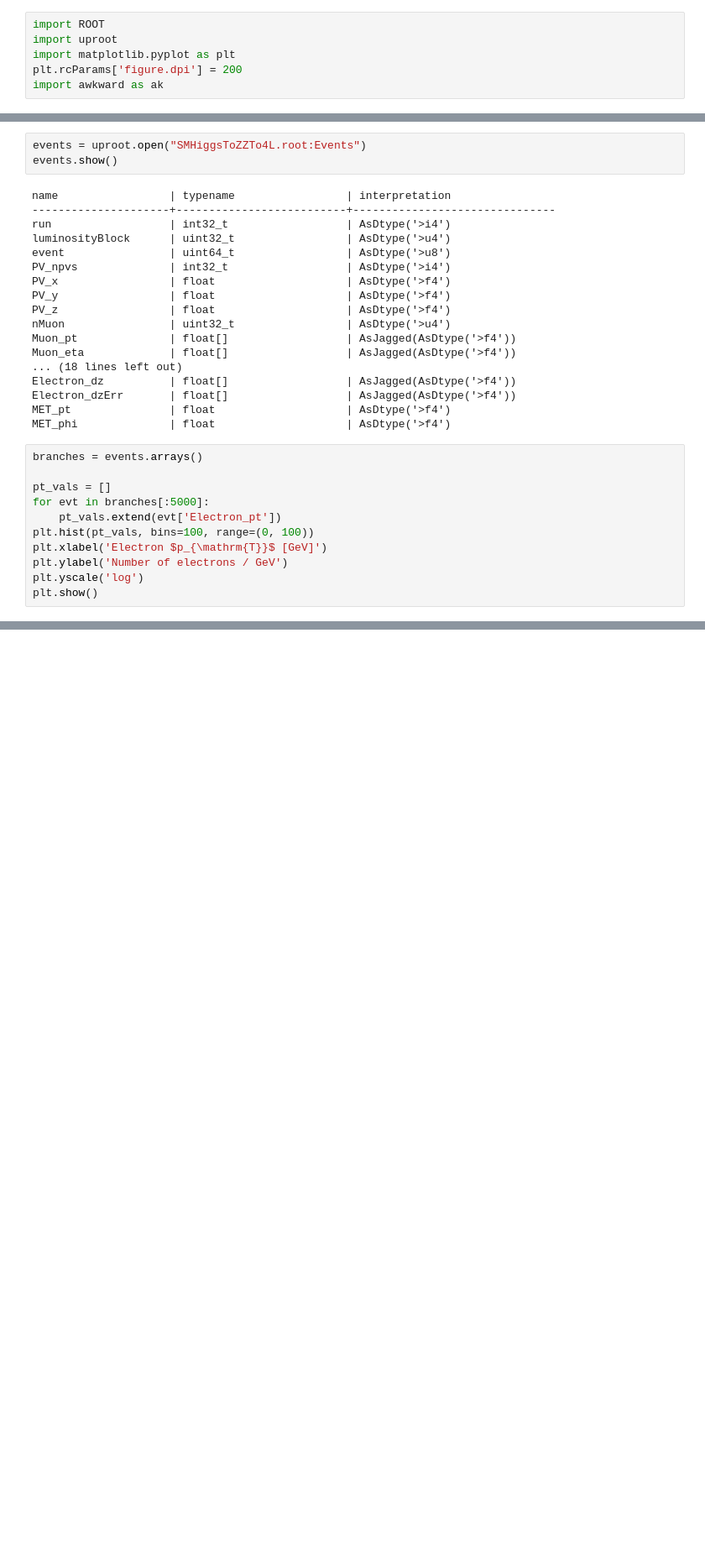
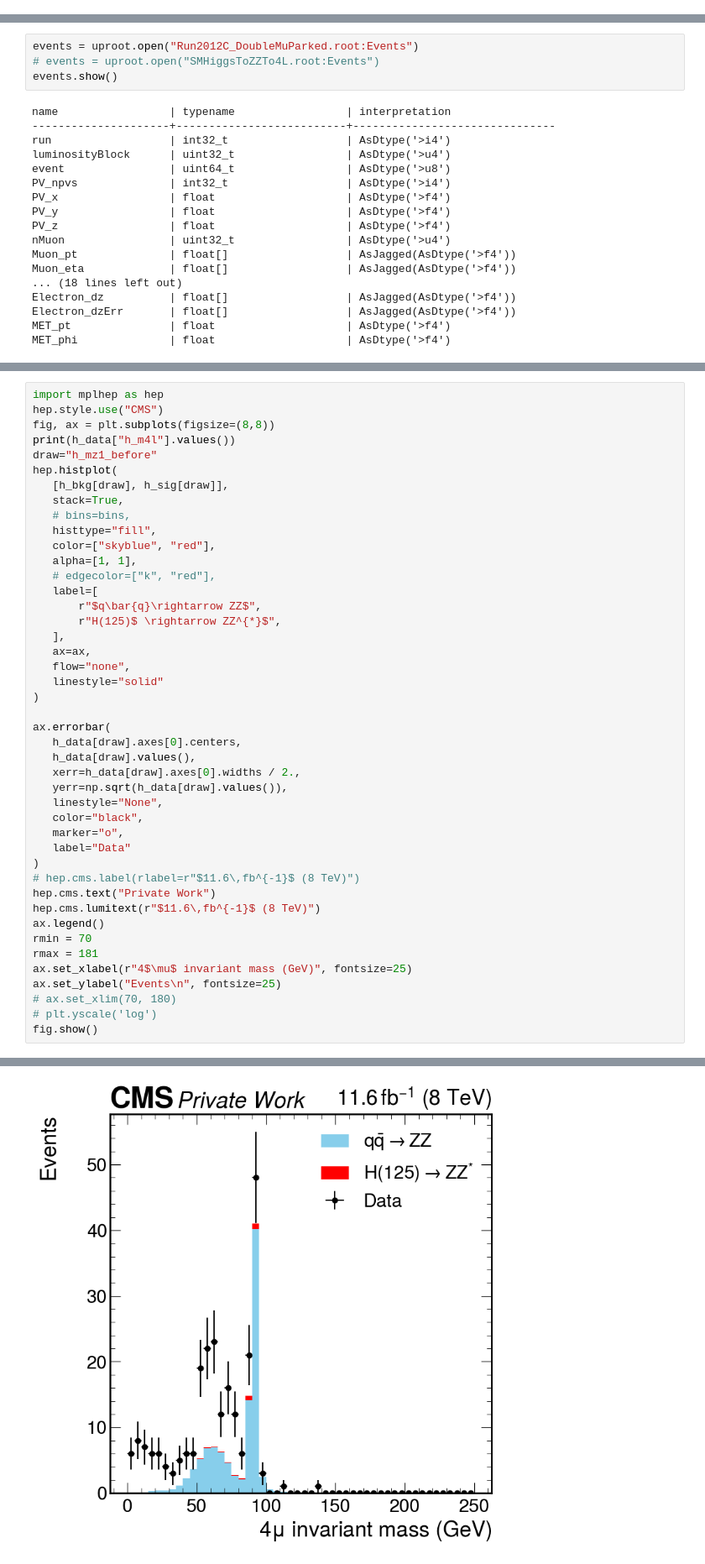
Before and after one commit to Emilis-Strazdas/PHY307-HandsOn-Answers, a Jupyter notebook: Test.ipynb, the cells around one changed output, grey strips where cells are left out. Shown at 84% size. Saved outputs shown, nothing was run; the diff lists cells and outputs as text; blank space fills up the shorter version.

```diff
--- a/Test.ipynb
+++ b/Test.ipynb
@@ -1,6 +0,0 @@
-# %%
-import ROOT
-import uproot
-import matplotlib.pyplot as plt
-plt.rcParams['figure.dpi'] = 200
-import awkward as ak
@@ -7,5 +10,6 @@ import awkward as ak
 # %%
-events = uproot.open("SMHiggsToZZTo4L.root:Events")
+events = uproot.open("Run2012C_DoubleMuParked.root:Events")
+# events = uproot.open("SMHiggsToZZTo4L.root:Events")
 events.show()
 # %% [output]
 name                 | typename                 | interpretation
@@ -25,14 +29,3 @@ Electron_dz          | float[]                  | AsJagged(AsDtype('>f4'))
 Electron_dzErr       | float[]                  | AsJagged(AsDtype('>f4'))
 MET_pt               | float                    | AsDtype('>f4')
 MET_phi              | float                    | AsDtype('>f4')
-# %%
-branches = events.arrays()
-
-pt_vals = []
-for evt in branches[:5000]:
-    pt_vals.extend(evt['Electron_pt'])
-plt.hist(pt_vals, bins=100, range=(0, 100))
-plt.xlabel('Electron $p_{\mathrm{T}}$ [GeV]')
-plt.ylabel('Number of electrons / GeV')
-plt.yscale('log')
-plt.show()
@@ -40,0 +172,45 @@ plt.show()
+# %%
+import mplhep as hep
+hep.style.use("CMS")
+fig, ax = plt.subplots(figsize=(8,8))
+print(h_data["h_m4l"].values())
+draw="h_mz1_before"
+hep.histplot(
+   [h_bkg[draw], h_sig[draw]],
+   stack=True,
+   # bins=bins,
+   histtype="fill",
+   color=["skyblue", "red"],
+   alpha=[1, 1],
+   # edgecolor=["k", "red"],
+   label=[
+       r"$q\bar{q}\rightarrow ZZ$",
+       r"H(125)$ \rightarrow ZZ^{*}$",
+   ],
+   ax=ax,
+   flow="none",
+   linestyle="solid"
+)
+
+ax.errorbar(
+   h_data[draw].axes[0].centers,
+   h_data[draw].values(),
+   xerr=h_data[draw].axes[0].widths / 2.,
+   yerr=np.sqrt(h_data[draw].values()),
+   linestyle="None",
+   color="black",
+   marker="o",
+   label="Data"
+)
+# hep.cms.label(rlabel=r"$11.6\,fb^{-1}$ (8 TeV)")
+hep.cms.text("Private Work")
+hep.cms.lumitext(r"$11.6\,fb^{-1}$ (8 TeV)")
+ax.legend()
+rmin = 70
+rmax = 181
+ax.set_xlabel(r"4$\mu$ invariant mass (GeV)", fontsize=25)
+ax.set_ylabel("Events\n", fontsize=25)
+# ax.set_xlim(70, 180)
+# plt.yscale('log')
+fig.show()
+# %% [output]
@@ -40,0 +219 @@ plt.show()
+[figure, added]
```
Also changed, not shown: parts of 6 cells of this notebook, 2 other files.
